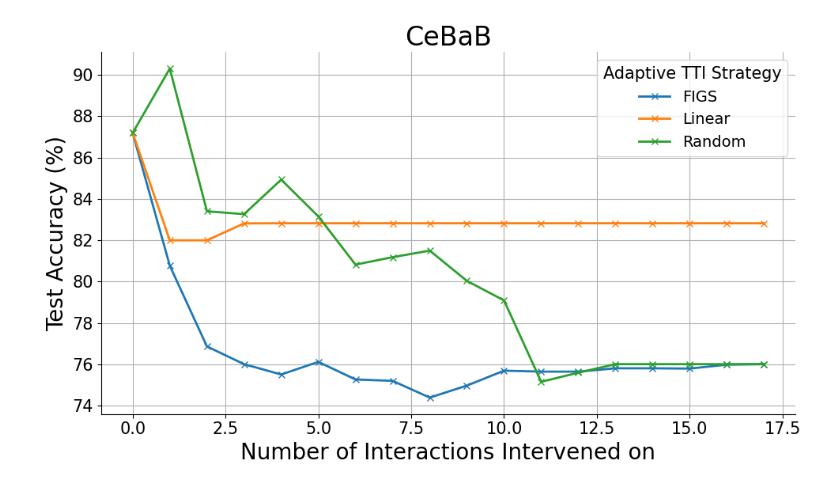
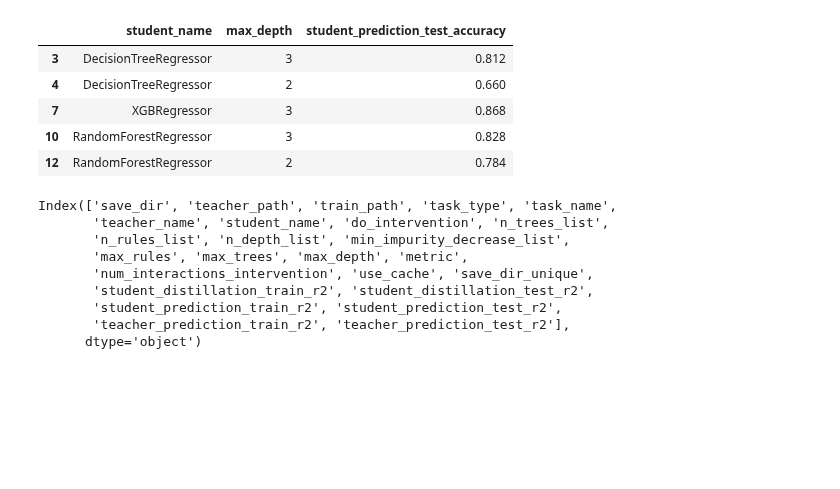
Before and after one commit to mattyshen/adaptiveTTI, a Jupyter notebook: notebooks/distillation_tbm.ipynb, the cells around one changed output. Cells and saved outputs as stored; diff of their text form; code cells hidden in the pictures; blank space fills up the shorter version.

```diff
--- a/notebooks/distillation_tbm.ipynb
+++ b/notebooks/distillation_tbm.ipynb
@@ -41,11 +445,15 @@ from tqdm import tqdm
 import pandas as pd
 import numpy as np
 import joblib
-#import imodelsx.process_results
+import imodelsx.process_results
 import sys
 from sklearn.metrics import accuracy_score
-import pickle
+import imodelsx
 
-with open('../interv_results/714117bbdc9a72aab905c640a4c9a993b922d9ac937bd1b1a1123ba932bf021a/results.pkl', 'rb') as f:
-    # Load the data from the file
-    r = pickle.load(f)
+sys.path.append('../experiments/')
+results = []
+
+results_dir = '../results/distillation_tbm_baseline/agnews'
+
+# load the results in to a pandas dataframe
+baseline_r = imodelsx.process_results.get_results_df(results_dir)
@@ -288,40 +460,21 @@ plt.grid(True)
-# %%
-plt.rcParams['axes.titlesize'] = 24
-# Define x-axis range
-#linear = r.iloc[X, :] #TODO: make sure this is linear experiment
-
-#num_iters = linear.num_interactions_intervention if linear.num_interactions_intervention != 0 else linear.n_trees
-t_l_pred = [['teacher_prediction_test_r2']+
-            [f'teacher_pred_lin_interv_iter{i}_test_r2' for i in range(num_iters)]]
-t_a_pred = [['teacher_prediction_test_r2']+
-                [f'teacher_pred_adap_interv_iter{i}_test_r2' for i in range(num_iters)]]
-t_r_pred = [['teacher_prediction_test_r2']+
-                [f'teacher_pred_rand_interv_iter{i}_test_r2' for i in range(num_iters)]]
-
-#t_l_pred = linear[t_l_pred[0]].to_numpy()
-#t_a_pred = linear[t_a_pred[0]].to_numpy()
-#t_r_pred = linear[t_r_pred[0]].to_numpy()
-
-t_l_pred = get_data_from_list(r, t_l_pred[0])
-t_a_pred = get_data_from_list(r, t_a_pred[0])
-t_r_pred = get_data_from_list(r, t_r_pred[0])
-
-x = np.arange(0, num_iters+1)
-# Create the plot
-plt.figure(figsize=(10, 6))
-plt.plot(x, np.array(t_a_pred)*100, label='FIGS', linewidth=2, marker='x')
-plt.plot(x, np.array(t_l_pred)*100, label='Linear', linewidth=2, marker='x')
-plt.plot(x, np.array(t_r_pred)*100, label='Random', linewidth=2, marker='x')
-
-# Labels and legend
-plt.xlabel("Number of Interactions Intervened on", fontsize = 20)
-#plt.ylim(70, 100)
-plt.ylabel("Test Accuracy (%)", fontsize = 20)
-plt.title("CeBaB")
-plt.legend(title='Adaptive TTI Strategy', fontsize = 14)
-plt.grid(True)
-
-# Show the plot
-#plt.savefig('/home/mattyshen/DistillationEdit/figures/tti/CUB_aTTI_Effect_Diff.png', bbox_inches='tight')
-# %% [output]
-[figure, removed]
+# %%
+baseline_r[baseline_r['teacher_name'] == 'linear'][['student_name', 'max_depth', 'student_prediction_test_accuracy']]
+# %% [output]
+|  | student_name | max_depth | student_prediction_test_accuracy |
+| 3 | DecisionTreeRegressor | 3 | 0.812 |
+| 4 | DecisionTreeRegressor | 2 | 0.660 |
+| 7 | XGBRegressor | 3 | 0.868 |
+| 10 | RandomForestRegressor | 3 | 0.828 |
+| 12 | RandomForestRegressor | 2 | 0.784 |
+# %%
+baseline_r.columns
+# %% [output]
+Index(['save_dir', 'teacher_path', 'train_path', 'task_type', 'task_name',
+       'teacher_name', 'student_name', 'do_intervention', 'n_trees_list',
+       'n_rules_list', 'n_depth_list', 'min_impurity_decrease_list',
+       'max_rules', 'max_trees', 'max_depth', 'metric',
+       'num_interactions_intervention', 'use_cache', 'save_dir_unique',
+       'student_distillation_train_r2', 'student_distillation_test_r2',
+       'student_prediction_train_r2', 'student_prediction_test_r2',
+       'teacher_prediction_train_r2', 'teacher_prediction_test_r2'],
+      dtype='object')
```
Also changed, not shown: parts of 25 cells of this notebook, 11 other files.
